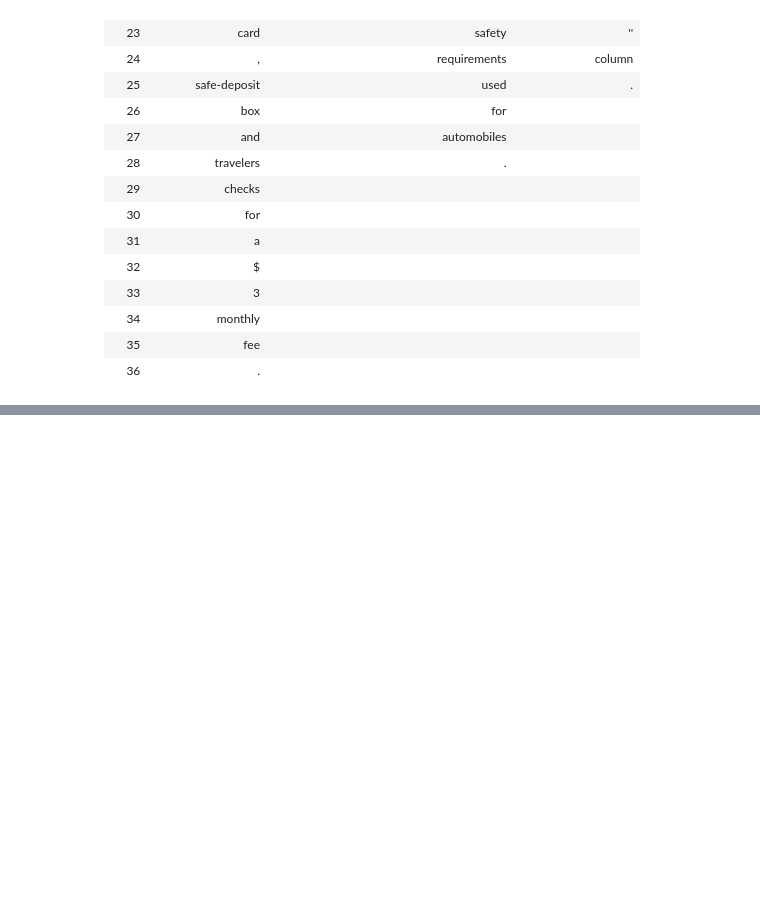
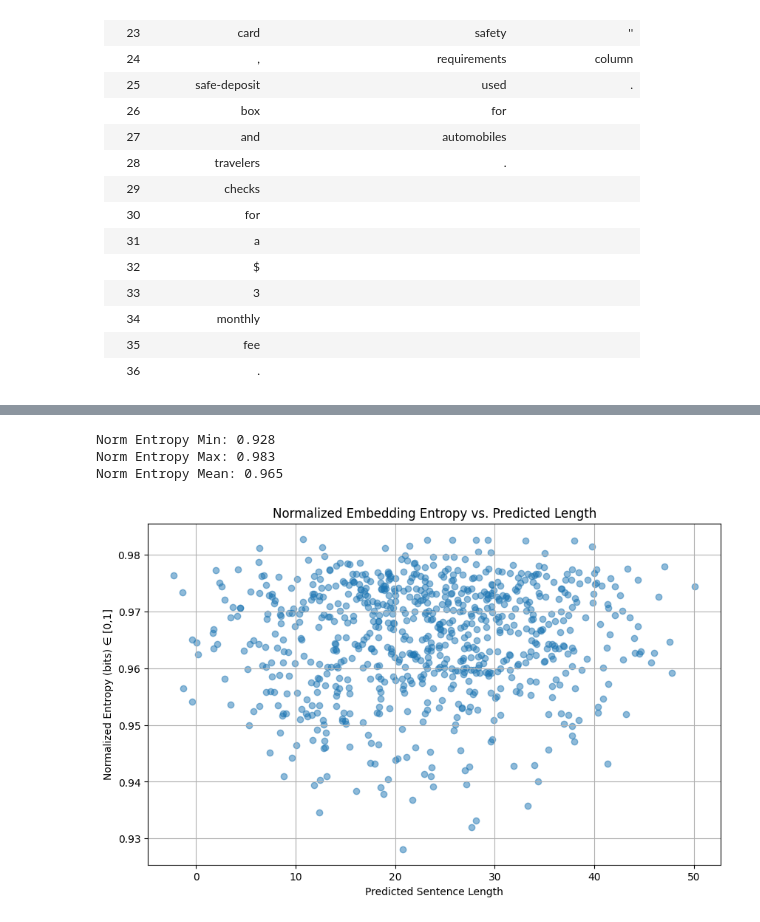
Before and after one commit to LarsHeijnennn/Internship, a Jupyter notebook: modeling/sentence_length.ipynb, the cells around one changed output, grey strips where cells are left out. Drawn from its saved outputs; the diff is of its cells as text; code cells hidden in the pictures; blank space fills up the shorter version.

```diff
--- a/modeling/sentence_length.ipynb
+++ b/modeling/sentence_length.ipynb
@@ -356,0 +310,51 @@ Entropy Std Dev: 0.065
+# %%
+# …existing code…
+
+import numpy as np
+import matplotlib.pyplot as plt
+
+# Step 1: Define entropy‐in‐bits function
+def calculate_entropy_bits(embeddings):
+    """
+    embeddings: numpy array of shape (N, D)
+    Returns: array of length N with entropy in bits
+    """
+    eps = 1e-12
+    entropies = []
+    for vec in embeddings:
+        # softmax
+        v = vec - np.max(vec)
+        exp_v = np.exp(v)
+        probs = exp_v / np.sum(exp_v)
+        probs = probs + eps
+        probs = probs / np.sum(probs)
+        # entropy in bits
+        H = -np.sum(probs * np.log2(probs))
+        entropies.append(H)
+    return np.array(entropies)
+
+# Step 2: Compute raw entropies on your test embeddings X_test
+raw_entropies = calculate_entropy_bits(X_test)
+
+# Step 3: Normalize into [0,1]
+D = X_test.shape[1]          # embedding dimension, e.g. 768
+max_H = np.log2(D)           # maximum entropy in bits
+normalized_entropies = raw_entropies / max_H
+
+print(f"Norm Entropy Min: {normalized_entropies.min():.3f}")
+print(f"Norm Entropy Max: {normalized_entropies.max():.3f}")
+print(f"Norm Entropy Mean: {normalized_entropies.mean():.3f}")
+
+# Step 4: Plot Entropy vs. Predicted Length
+plt.figure(figsize=(10,6))
+plt.scatter(y_pred, normalized_entropies, alpha=0.5)
+plt.xlabel("Predicted Sentence Length")
+plt.ylabel("Normalized Entropy (bits) ∈ [0,1]")
+plt.title("Normalized Embedding Entropy vs. Predicted Length")
+plt.grid(True)
+plt.show()
+# %% [output]
+Norm Entropy Min: 0.928
+Norm Entropy Max: 0.983
+Norm Entropy Mean: 0.965
+[figure, added]
```
Also changed, not shown: parts of 6 cells of this notebook, 1 other file.
